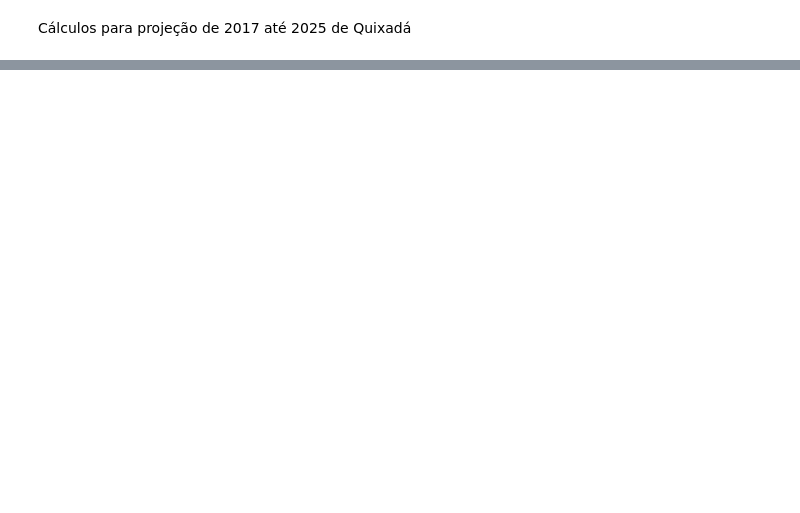
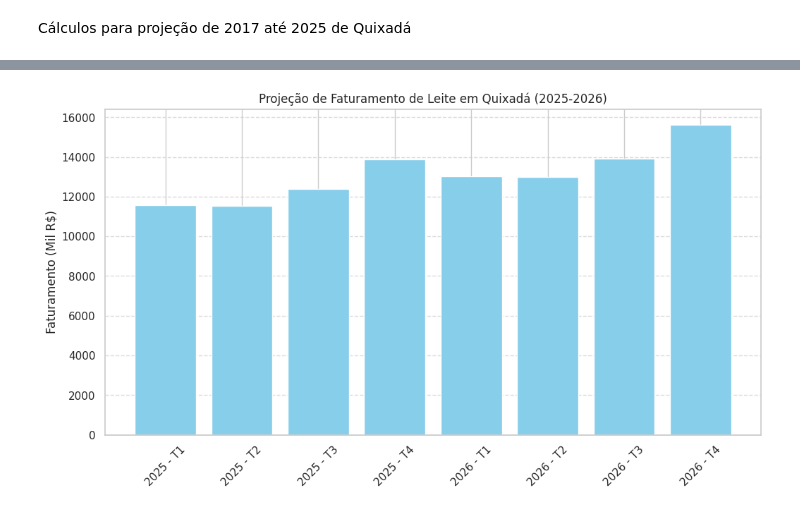
Before and after one commit to RogiRocz/leitcheros, a Jupyter notebook: notebook/dados.ipynb, the cells around one changed output, grey strips where cells are left out. Saved outputs shown, nothing was run; the diff lists cells and outputs as text; code cells hidden in the pictures; blank space fills up the shorter version.

```diff
--- a/notebook/dados.ipynb
+++ b/notebook/dados.ipynb
@@ -344,0 +748,84 @@ df_projecoes
+# %%
+anos_projecoes = [2025, 2026]
+ano_base = 2021
+variaveis = ['CAGR_Producao', 'CAGR_Preco']
+regex_variaveis = '|'.join(variaveis)
+cagrs_melhor_ano = melhor_ano.filter(regex=regex_variaveis)
+cagr_prod_melhor_ano = cagrs_melhor_ano.iloc[0]
+cagr_preco_melhor_ano = cagrs_melhor_ano.iloc[1]
+
+cagr_prod_melhor_ano /= 100
+cagr_preco_melhor_ano /= 100
+
+print(f'CAGR Produção: {cagr_prod_melhor_ano}')
+print(f'CAGR Preço: {cagr_preco_melhor_ano}')
+
+novas_projecoes = []
+for ano in anos_projecoes:
+    n_periodo = ano - ano_base
+    valor_base_prod = df_producao.query(f'Ano == {ano_base}')['Valores_Municipio'].iloc[0]
+    valor_base_valor_prod = df_valor_producao.query(f'Ano == {ano_base}')['Valores_Municipio'].iloc[0]
+    valor_base_preco = valor_base_valor_prod / valor_base_prod
+
+    valor_projetado_prod = ((1 + cagr_prod_melhor_ano) ** n_periodo)  * valor_base_prod
+    valor_projetado_preco = ((1 + cagr_preco_melhor_ano) ** n_periodo)  * valor_base_preco
+
+    # print(f'Ano: {ano}')
+    # print(f'Valor produção base: {valor_base_prod}')
+    # print(f'Valor valor produção base: {valor_base_valor_prod}')
+    # print(f'Valor base preço: {valor_base_preco}')
+    # print(f'Valor produção projetado: {valor_projetado_prod}')
+    # print(f'Valor preço projetado: {valor_projetado_preco}')
+
+    dict_projecoes = {
+        'Ano': ano,
+        'Producao_projecao': valor_projetado_prod,
+        'Preco_projetado': valor_projetado_preco
+    }
+
+    novas_projecoes.append(dict_projecoes)
+
+df_novas_projecoes = pd.DataFrame(novas_projecoes)
+
+display(df_novas_projecoes)
+
+df_ceara_novas_projecoes = df_ceara.query(f'Ano >= {ano_base}').copy()
+
+sazonalidade_media = df_ceara.groupby(['Variavel', 'Trimestre'])['Percentual'].mean().unstack(level=0)
+
+detalhe_projecao = []
+
+for _, linha in df_novas_projecoes.iterrows():
+    ano = int(linha['Ano'])
+    v_prod_anual = linha['Producao_projecao']
+    v_preco_anual = linha['Preco_projetado']
+
+    for trim in [1, 2, 3, 4]:
+        idx_prod = sazonalidade_media.loc[trim, 'Quantidade de leite cru, resfriado ou não, adquirido (Mil litros)']
+        idx_preco = sazonalidade_media.loc[trim, 'Preço médio (Reais por litro)']
+
+        prod_trim = (v_prod_anual / 4) * idx_prod
+        preco_trim = v_preco_anual * idx_preco
+        faturamento = prod_trim * preco_trim
+
+        detalhe_projecao.append({
+            'Ano': ano,
+            'Trimestre': f'{trim}',
+            'Produção_Estimada': prod_trim,
+            'Preço_Estimado': preco_trim,
+            'Faturamento_Estimado': faturamento
+        })
+
+df_final_detalhado = pd.DataFrame(detalhe_projecao)
+display(df_final_detalhado.round(2))
+
+df_final_detalhado['Periodo'] = df_final_detalhado['Ano'].astype(str) + " - T" + df_final_detalhado['Trimestre'].astype(str)
+
+plt.figure(figsize=(12, 6))
+plt.bar(df_final_detalhado['Periodo'], df_final_detalhado['Faturamento_Estimado'], color='skyblue')
+plt.title('Projeção de Faturamento de Leite em Quixadá (2025-2026)')
+plt.ylabel('Faturamento (Mil R$)')
+plt.xticks(rotation=45)
+plt.grid(axis='y', linestyle='--', alpha=0.7)
+plt.show()
+# %% [output]
@@ -344,0 +846 @@ df_projecoes
+[figure, added]
```
Also changed, not shown: parts of 18 cells of this notebook.
